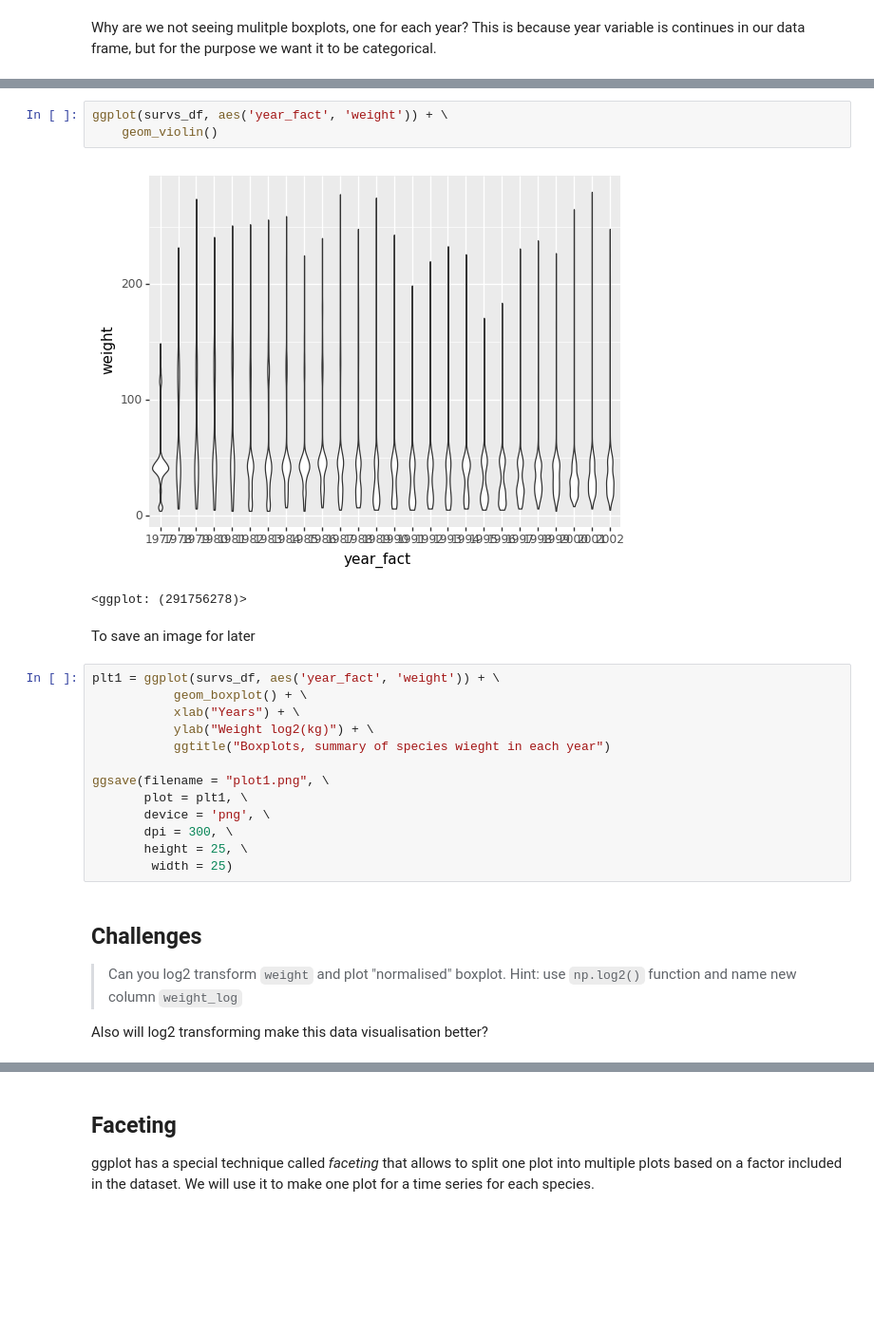
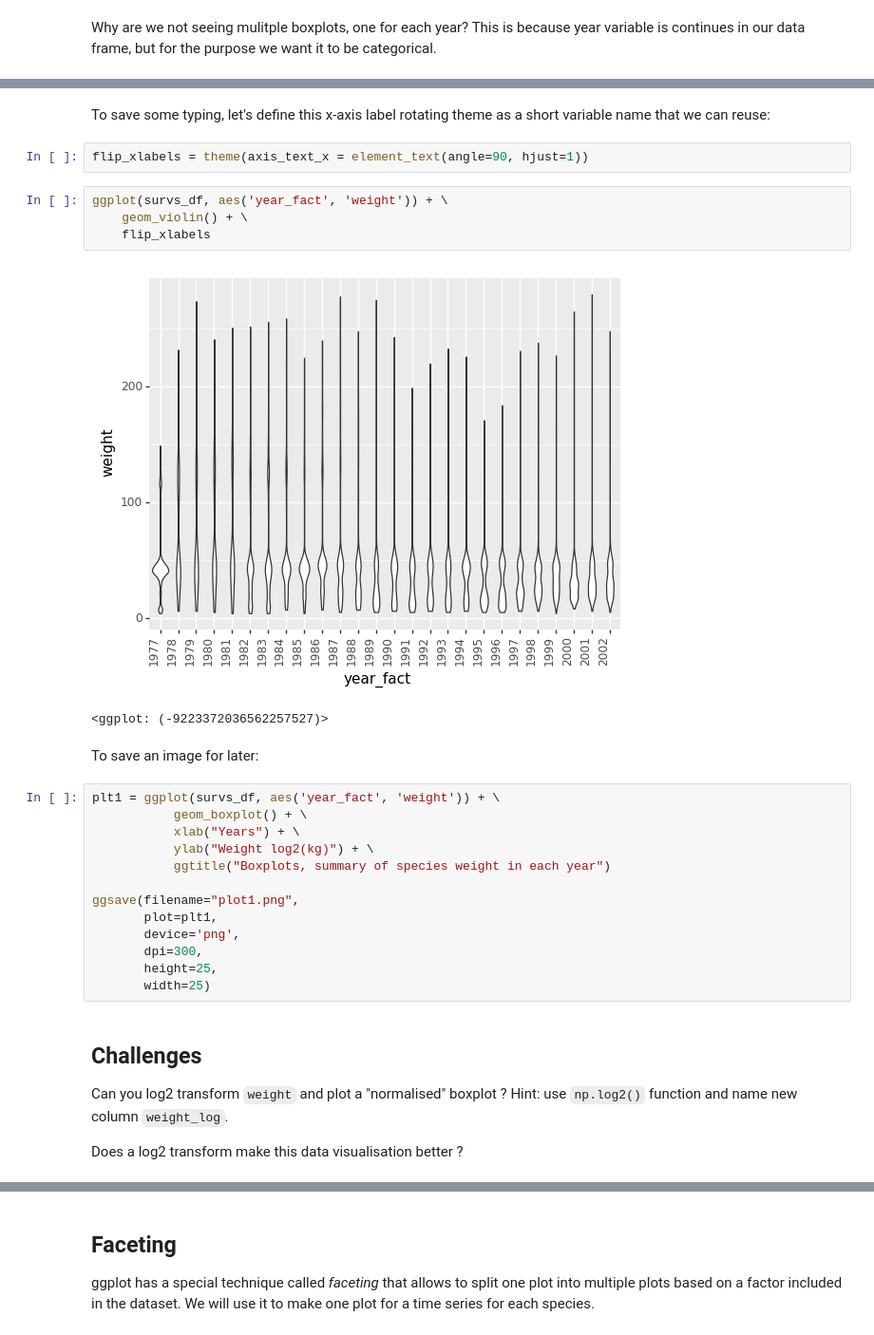
Before and after one commit to MonashDataFluency/python-workshop-base, a Jupyter notebook: workshops/docs/modules/notebooks/plotting_with_ggplot.ipynb, the cells around one changed output, grey strips where cells are left out. Shown at 95% size. Cells and saved outputs as stored; diff of their text form; blank space fills up the shorter version.

```diff
--- a/workshops/docs/modules/notebooks/plotting_with_ggplot.ipynb
+++ b/workshops/docs/modules/notebooks/plotting_with_ggplot.ipynb
@@ -155,28 +176,32 @@ ggplot(survs_df, aes('year_fact', 'weight')) + \
+# %% [markdown]
+To save some typing, let's define this x-axis label rotating theme as a short variable name that we can reuse:
+# %%
+flip_xlabels = theme(axis_text_x = element_text(angle=90, hjust=1))
 # %%
 ggplot(survs_df, aes('year_fact', 'weight')) + \
-    geom_violin()
+    geom_violin() + \
+    flip_xlabels
 # %% [output]
-[figure, old version]
+[figure, new version]
-<ggplot: (291756278)>
+<ggplot: (-9223372036562257527)>
 # %% [markdown]
-
-To save an image for later
+To save an image for later:
 # %%
 plt1 = ggplot(survs_df, aes('year_fact', 'weight')) + \
            geom_boxplot() + \
            xlab("Years") + \
            ylab("Weight log2(kg)") + \
-           ggtitle("Boxplots, summary of species wieght in each year")
+           ggtitle("Boxplots, summary of species weight in each year")
 
-ggsave(filename = "plot1.png", \
-       plot = plt1, \
-       device = 'png', \
-       dpi = 300, \
-       height = 25, \
-        width = 25)
+ggsave(filename="plot1.png",
+       plot=plt1,
+       device='png',
+       dpi=300,
+       height=25,
+       width=25)
 # %% [markdown]
 ## Challenges
 
-> Can you log2 transform `weight` and plot "normalised" boxplot. Hint: use `np.log2()` function and name new column `weight_log`
+Can you log2 transform `weight` and plot a "normalised" boxplot ? Hint: use `np.log2()` function and name new column `weight_log`.
 
-Also will log2 transforming make this data visualisation better?
+Does a log2 transform make this data visualisation better ?
```
Also changed, not shown: parts of 30 cells of this notebook, 22 other files.
